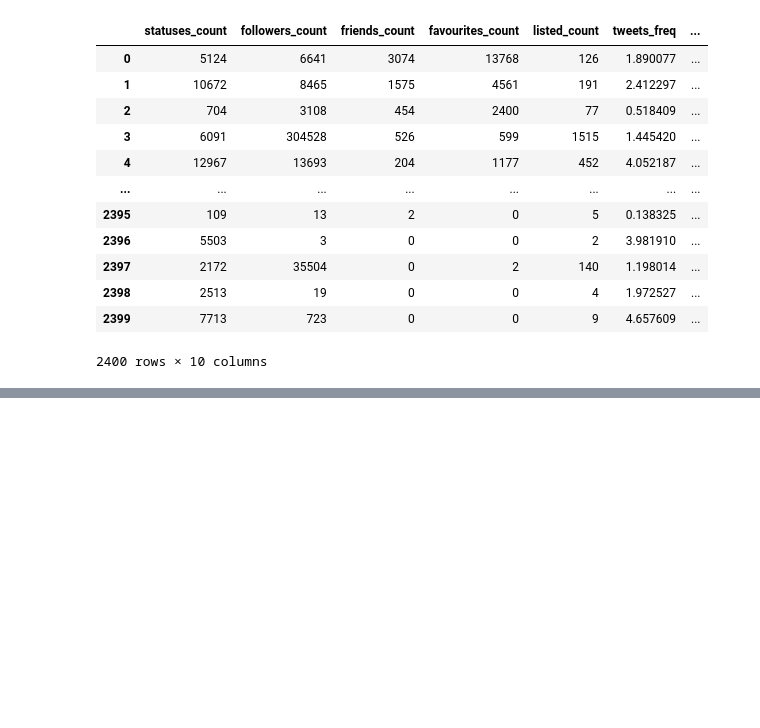
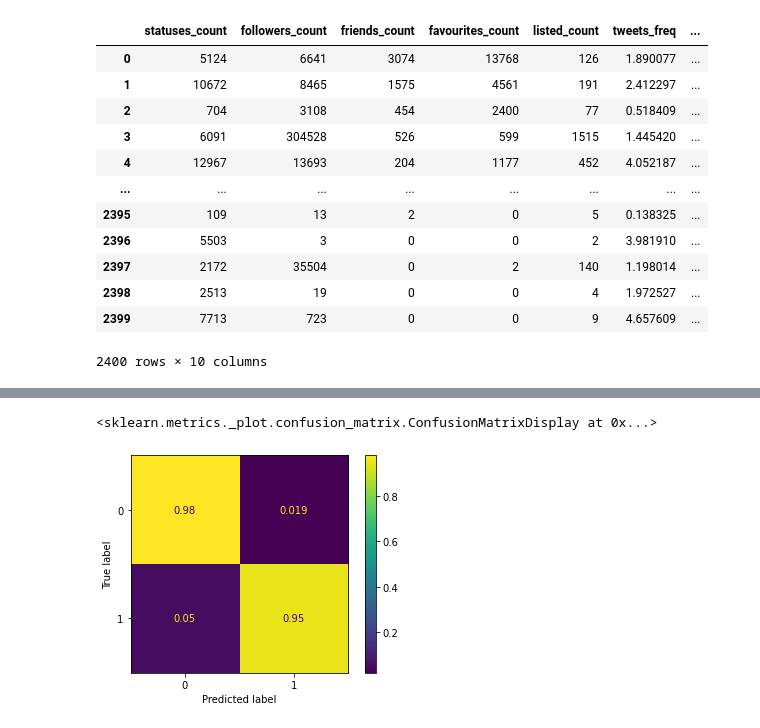
Before and after one commit to itsecd/ml-for-sec-lab1, a Jupyter notebook: Lab_1.ipynb, the cells around one changed output, grey strips where cells are left out. Cells and saved outputs as stored; diff of their text form; code cells hidden in the pictures; blank space fills up the shorter version.

```diff
--- a/Lab_1.ipynb
+++ b/Lab_1.ipynb
@@ -290,2 +290,8 @@ Accuracy:  0.9775
 # %%
 #Таким образом первый способ отбора параметров сработал лучше.
+# %%
+#Проверяем пункт 2.2
+plot_confusion_matrix(model1, Xtest1, Ytest1, normalize="true")
+# %% [output]
+<sklearn.metrics._plot.confusion_matrix.ConfusionMatrixDisplay at 0x...>
+[figure, added]
```
Also changed, not shown: parts of 2 cells of this notebook, 1 other file.
